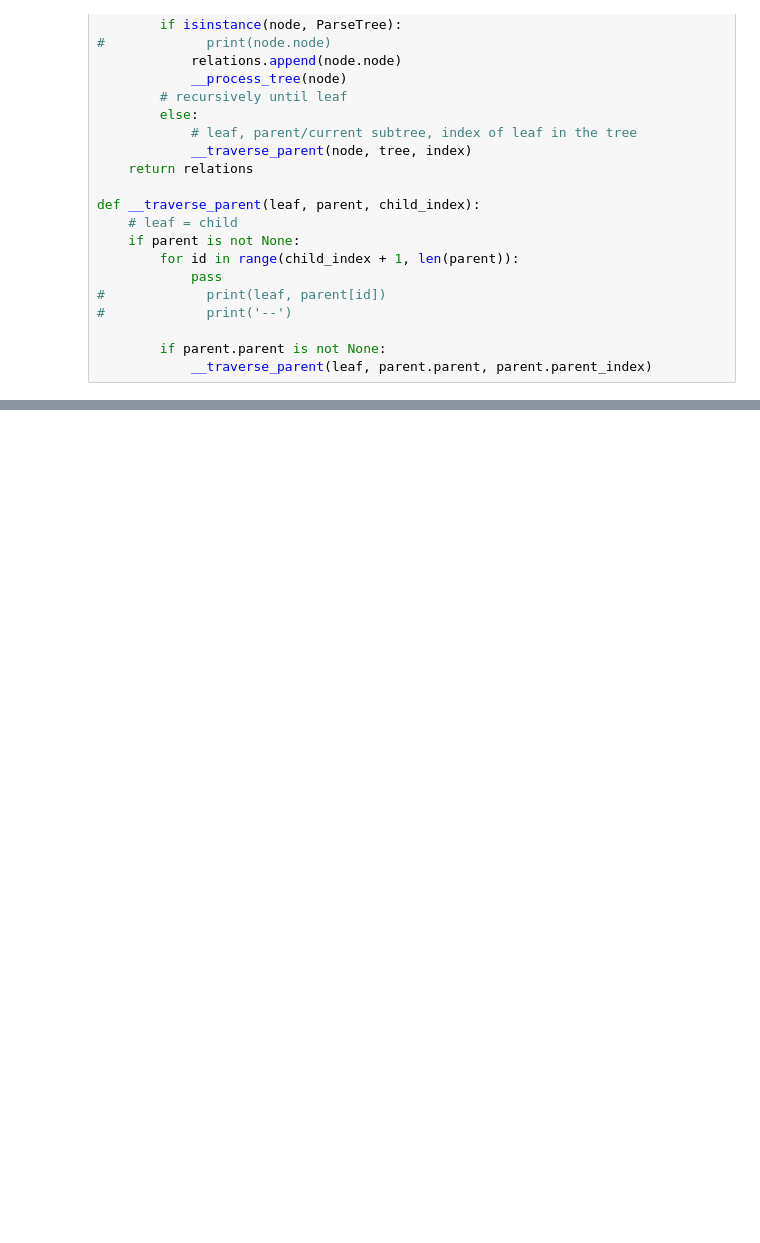
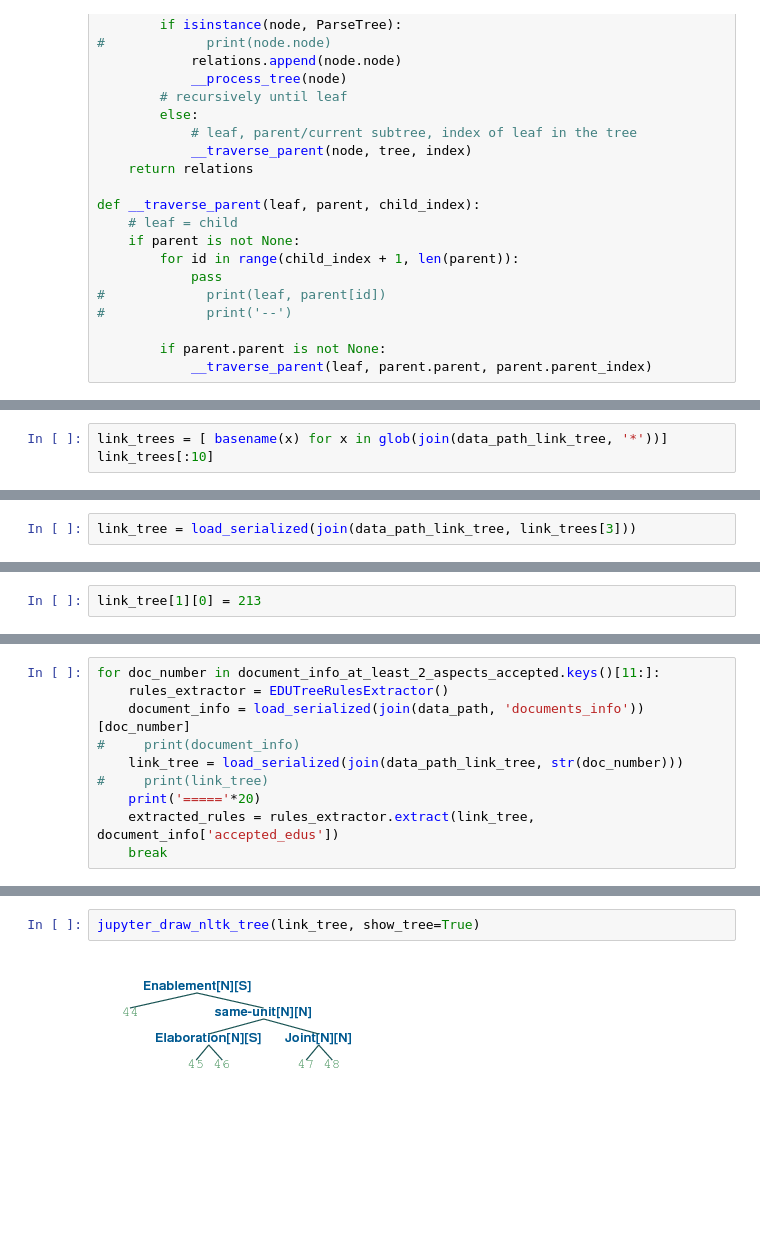
Before and after one commit to laugustyniak/discourse_summarization, a Jupyter notebook: notebooks/nltk-draw-parse-tree.ipynb, the cells around one changed output, grey strips where cells are left out. Cells and saved outputs as stored; diff of their text form; blank space fills up the shorter version.

```diff
--- a/notebooks/nltk-draw-parse-tree.ipynb
+++ b/notebooks/nltk-draw-parse-tree.ipynb
@@ -157,0 +318,3 @@ traverseTree(parsed_tree)
+# %%
+link_trees = [ basename(x) for x in glob(join(data_path_link_tree, '*'))]
+link_trees[:10]
@@ -157,0 +323,2 @@ traverseTree(parsed_tree)
+# %%
+link_tree = load_serialized(join(data_path_link_tree, link_trees[3]))
@@ -157,0 +335,2 @@ traverseTree(parsed_tree)
+# %%
+link_tree[1][0] = 213
@@ -157,0 +403,10 @@ traverseTree(parsed_tree)
+# %%
+for doc_number in document_info_at_least_2_aspects_accepted.keys()[11:]:
+    rules_extractor = EDUTreeRulesExtractor()
+    document_info = load_serialized(join(data_path, 'documents_info'))[doc_number]
+#     print(document_info)
+    link_tree = load_serialized(join(data_path_link_tree, str(doc_number)))
+#     print(link_tree)
+    print('====='*20)
+    extracted_rules = rules_extractor.extract(link_tree, document_info['accepted_edus'])
+    break
@@ -157,0 +441,4 @@ traverseTree(parsed_tree)
+# %%
+jupyter_draw_nltk_tree(link_tree, show_tree=True)
+# %% [output]
+[figure, added]
```
Also changed, not shown: parts of 48 cells of this notebook, 1 other file.
